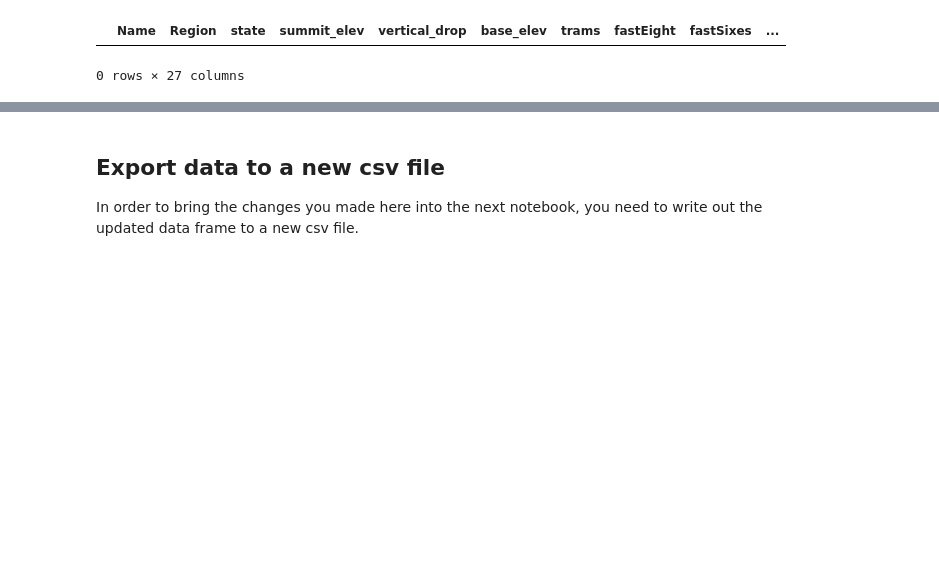
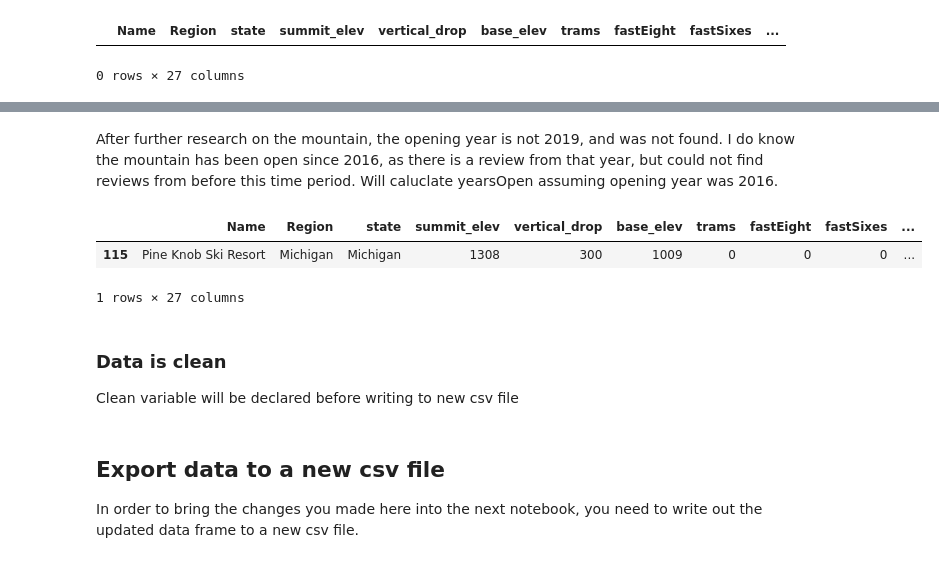
Before and after one commit to jolfr/capstone-01, a Jupyter notebook: notebooks/Notebook_steptwo.ipynb, the cells around one changed output, grey strips where cells are left out. Saved outputs shown, nothing was run; the diff lists cells and outputs as text; code cells hidden in the pictures; blank space fills up the shorter version.

```diff
--- a/notebooks/Notebook_steptwo.ipynb
+++ b/notebooks/Notebook_steptwo.ipynb
@@ -543,0 +559,12 @@ duplicateRowsDF
+# %% [markdown]
+After further research on the mountain, the opening year is not 2019, and was not found. I do know the mountain has been open since 2016, as there is a review from that year, but could not find reviews from before this time period. Will caluclate yearsOpen assuming opening year was 2016.
+# %%
+update_outlier.at[row.index,'yearsOpen'] = 4
+update_outlier.iloc[row.index]
+# %% [output]
+|  | Name | Region | state | summit_elev | vertical_drop | base_elev | trams | fastEight | fastSixes | ... |
+| 115 | Pine Knob Ski Resort | Michigan | Michigan | 1308 | 300 | 1009 | 0 | 0 | 0 | ... |
+1 rows × 27 columns
+# %% [markdown]
+### Data is clean
+Clean variable will be declared before writing to new csv file
```
Also changed, not shown: parts of 4 cells of this notebook, 1 other file.
